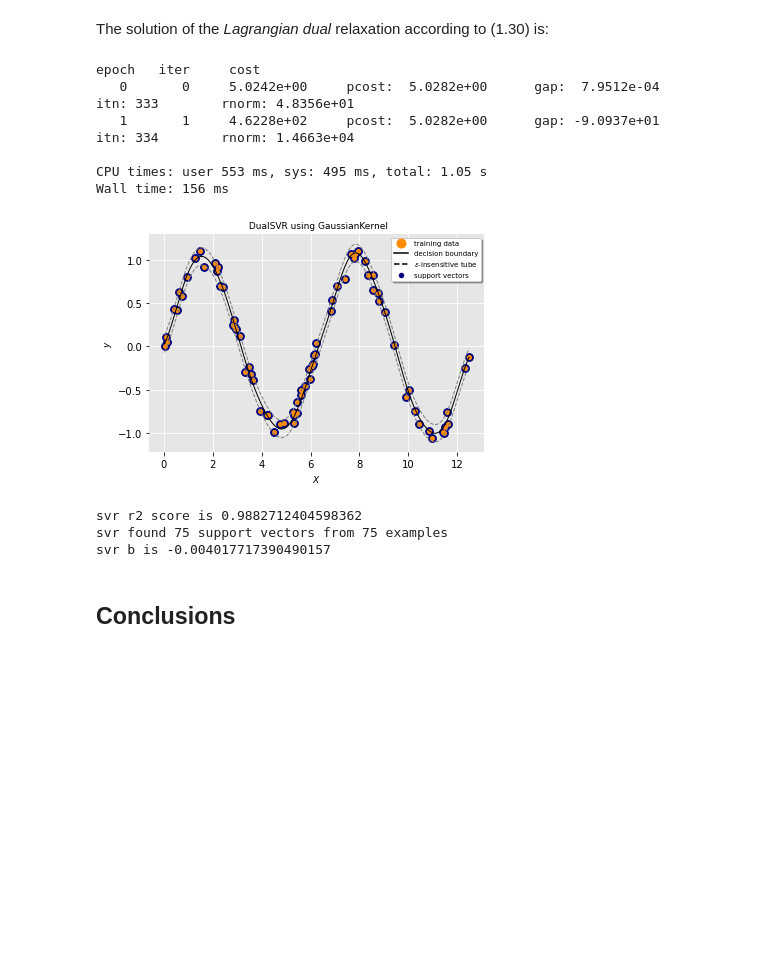
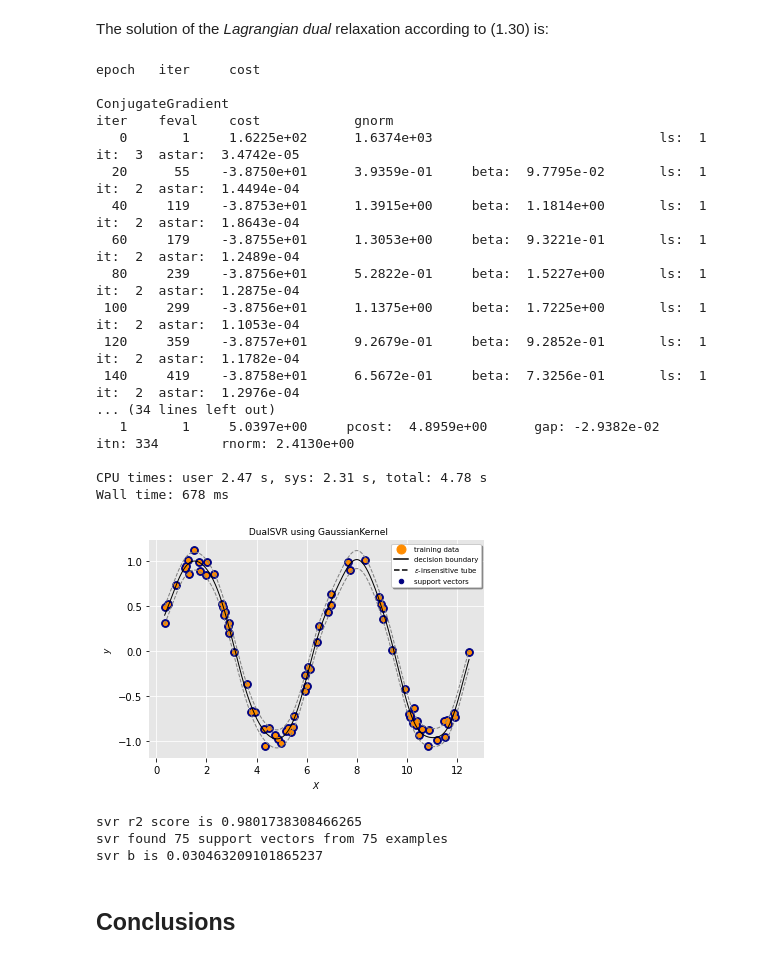
Before and after one commit to dmeoli/optiml, a Jupyter notebook: notebooks/ml/ComputationalMathematicsReport.ipynb, the cells around one changed output. Drawn from its saved outputs; the diff is of its cells as text; code cells hidden in the pictures; blank space fills up the shorter version.

```diff
--- a/notebooks/ml/ComputationalMathematicsReport.ipynb
+++ b/notebooks/ml/ComputationalMathematicsReport.ipynb
@@ -1691,25 +1705,36 @@ The solution of the *Lagrangian dual* relaxation according to (1.30) is:
 # %%
 X, y = generate_non_linearly_regression_data()
 X_train, X_test, y_train, y_test = train_test_split(X, y, train_size=0.75)
 
 svr = DualSVR(kernel=GaussianKernel(gamma='auto'), epsilon=0.1, C=10, optimizer=AdaGrad,
-              use_explicit_eq=False, nonpsd_solver='cg', nonpsd_solver_verbose=False, verbose=True)
+              use_explicit_eq=False, nonpsd_solver='cg', nonpsd_solver_verbose=20, verbose=True)
 %time svr.fit(X_train, y_train)
 plot_svm_hyperplane(svr, X_train, y_train)
 print(f'svr r2 score is {svr.score(X_test, y_test)}')
 print(f'svr found {len(svr.support_)} support vectors from {len(X_train)} examples')
 print(f'svr b is {svr.intercept_}')
 # %% [output]
 epoch   iter     cost
-   0       0     5.0242e+00     pcost:  5.0282e+00      gap:  7.9512e-04        itn: 333        rnorm: 4.8356e+01
-   1       1     4.6228e+02     pcost:  5.0282e+00      gap: -9.0937e+01        itn: 334        rnorm: 1.4663e+04
 
-CPU times: user 553 ms, sys: 495 ms, total: 1.05 s
-Wall time: 156 ms
+ConjugateGradient
+iter    feval    cost            gnorm
+   0       1     1.6225e+02      1.6374e+03                             ls:  1  it:  3  astar:  3.4742e-05
+  20      55    -3.8750e+01      3.9359e-01     beta:  9.7795e-02       ls:  1  it:  2  astar:  1.4494e-04
+  40     119    -3.8753e+01      1.3915e+00     beta:  1.1814e+00       ls:  1  it:  2  astar:  1.8643e-04
+  60     179    -3.8755e+01      1.3053e+00     beta:  9.3221e-01       ls:  1  it:  2  astar:  1.2489e-04
+  80     239    -3.8756e+01      5.2822e-01     beta:  1.5227e+00       ls:  1  it:  2  astar:  1.2875e-04
+ 100     299    -3.8756e+01      1.1375e+00     beta:  1.7225e+00       ls:  1  it:  2  astar:  1.1053e-04
+ 120     359    -3.8757e+01      9.2679e-01     beta:  9.2852e-01       ls:  1  it:  2  astar:  1.1782e-04
+ 140     419    -3.8758e+01      6.5672e-01     beta:  7.3256e-01       ls:  1  it:  2  astar:  1.2976e-04
+... (34 lines left out)
+   1       1     5.0397e+00     pcost:  4.8959e+00      gap: -2.9382e-02        itn: 334        rnorm: 2.4130e+00
+
+CPU times: user 2.47 s, sys: 2.31 s, total: 4.78 s
+Wall time: 678 ms
-[figure, old version]
+[figure, new version]
-svr r2 score is 0.9882712404598362
+svr r2 score is 0.9801738308466265
 svr found 75 support vectors from 75 examples
-svr b is -0.004017717390490157
+svr b is 0.030463209101865237
 # %% [markdown]
 ## Conclusions
 # %% [markdown]
```
Also changed, not shown: parts of 4 cells of this notebook, 3 other files.
